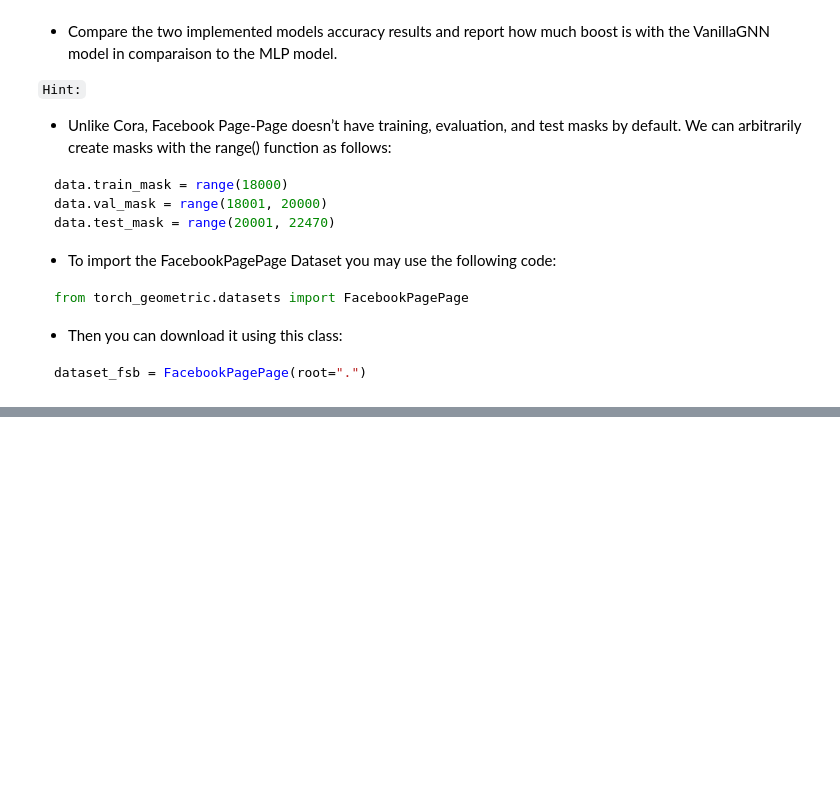
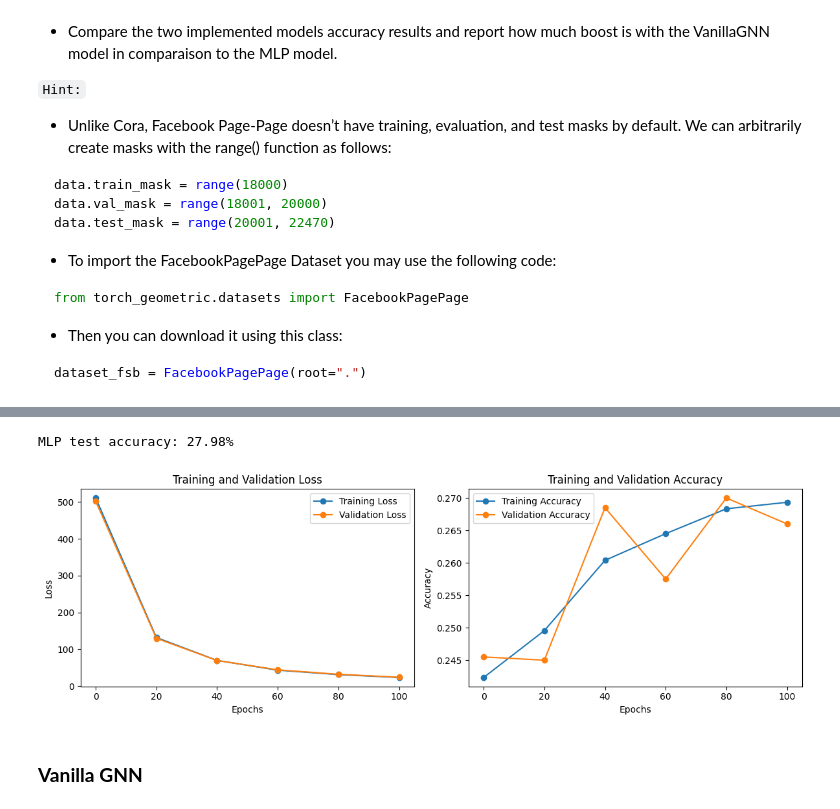
Before and after one commit to amaliahm/NS_labs, a Jupyter notebook: NetSci_Lab3/NetSci_Lab3_VGNN.ipynb, the cells around one changed output, grey strips where cells are left out. Cells and saved outputs as stored; diff of their text form; code cells hidden in the pictures; blank space fills up the shorter version.

```diff
--- a/NetSci_Lab3/NetSci_Lab3_VGNN.ipynb
+++ b/NetSci_Lab3/NetSci_Lab3_VGNN.ipynb
@@ -446,0 +646,31 @@ dataset_fsb = FacebookPagePage(root=".")
+# %%
+test_acc = mlp.test(data)
+print(f'MLP test accuracy: {test_acc*100:.2f}%')
+# %% [output]
+MLP test accuracy: 27.98%
+# %%
+epochs = range(0, 101, 20)
+
+plt.figure(figsize=(12, 4))
+plt.subplot(1, 2, 1)
+plt.plot(epochs, mlp_train_losses, label='Training Loss', marker='o')
+plt.plot(epochs, mlp_val_losses, label='Validation Loss', marker='o')
+plt.title('Training and Validation Loss')
+plt.xlabel('Epochs')
+plt.ylabel('Loss')
+plt.legend()
+
+plt.subplot(1, 2, 2)
+plt.plot(epochs, mlp_train_accs, label='Training Accuracy', marker='o')
+plt.plot(epochs, mlp_val_accs, label='Validation Accuracy', marker='o')
+plt.title('Training and Validation Accuracy')
+plt.xlabel('Epochs')
+plt.ylabel('Accuracy')
+plt.legend()
+
+plt.tight_layout()
+plt.show()
+# %% [output]
+[figure, added]
+# %% [markdown]
+### **Vanilla GNN**
```
Also changed, not shown: parts of 38 cells of this notebook.
